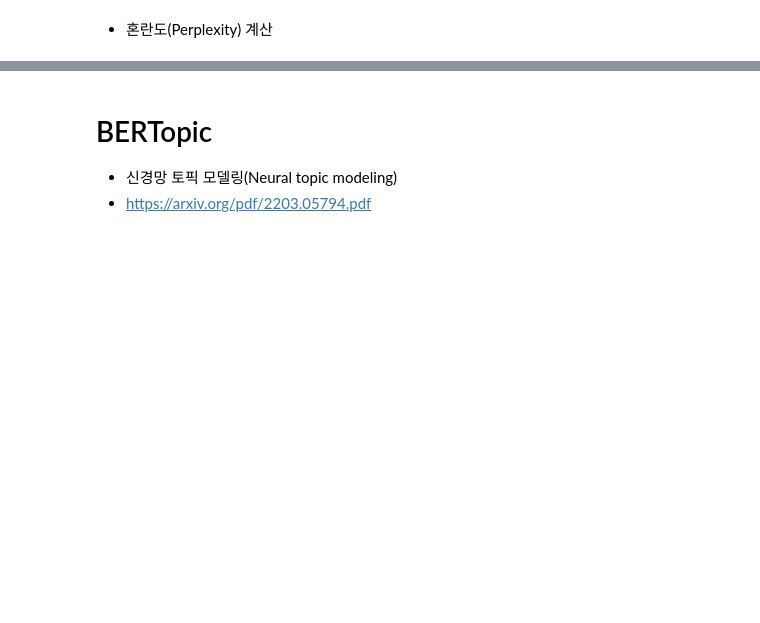
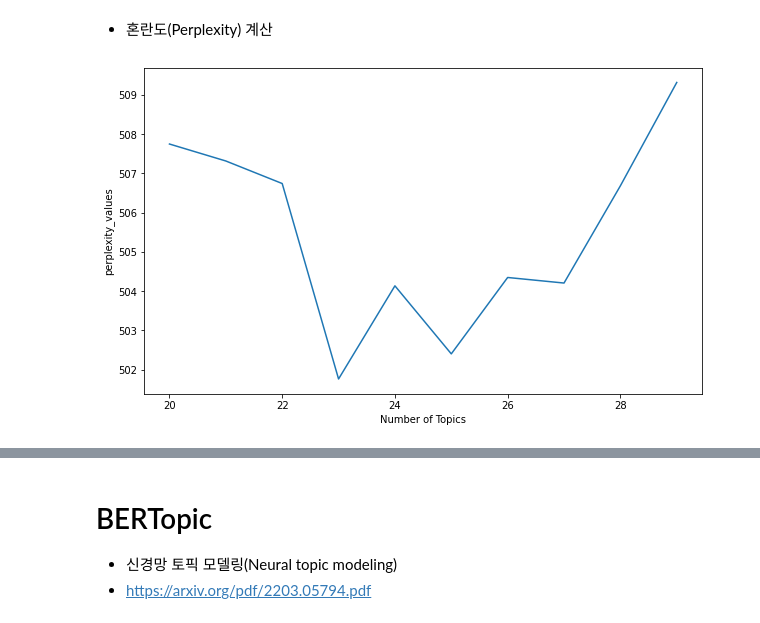
Before and after one commit to sgr1118/-_-, a Jupyter notebook: _11_토픽_모델링(Topic_Modeling).ipynb, the cells around one changed output, grey strips where cells are left out. Saved outputs shown, nothing was run; the diff lists cells and outputs as text; code cells hidden in the pictures; blank space fills up the shorter version.

```diff
--- a/_11_토픽_모델링(Topic_Modeling).ipynb
+++ b/_11_토픽_모델링(Topic_Modeling).ipynb
@@ -655,0 +687,5 @@ plt.show()
+# %%
+import pandas as pd
+
+df = pd.read_csv('petition_sampled.csv')
+df
@@ -659,0 +712,15 @@ plt.show()
+# %%
+from sklearn.feature_extraction.text import CountVectorizer
+from konlpy.tag import Mecab
+
+mecab = Mecab()
+
+def tokenizer(doc):
+    return [token for token in mecab.nouns(doc) if len(token) > 1]
+
+cv = CountVectorizer(tokenizer = tokenizer, max_df = 0.5, min_df = 5, max_features=1000)
+content_cv = cv.fit_transform(df.content)
+print(content_cv.shape)
+
+f_names = cv.get_feature_names_out()
+print(f_names)
@@ -660,2 +773,27 @@ plt.show()
 # %% [markdown]
 * 혼란도(Perplexity) 계산
+# %%
+perplexity_vlaues = []
+min_topics = 20
+max_topics = 30
+
+for i in range(min_topics, max_topics):
+    lda = LatentDirichletAllocation(n_components = i,
+                                    doc_topic_prior = 1.0,
+                                    topic_word_prior = 0.1,
+                                    n_jobs = -1,
+                                    random_state = 123)
+    lda.fit(content_cv)
+    perplexity_vlaues.append(lda.perplexity(content_cv))
+# %%
+import matplotlib.pyplot as plt
+
+x = [int(i) for i in range(min_topics, max_topics)]
+
+plt.figure(figsize = (10,6))
+plt.plot(x, perplexity_vlaues)
+plt.xlabel('Number of Topics')
+plt.ylabel('perplexity_values')
+plt.show()
+# %% [output]
+[figure, added]
```
Also changed, not shown: parts of 23 cells of this notebook.
